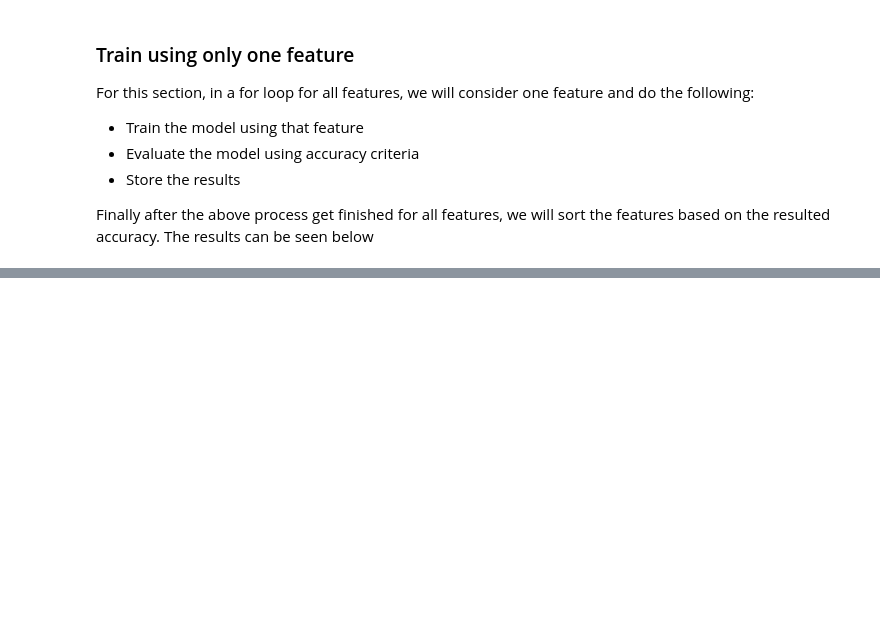
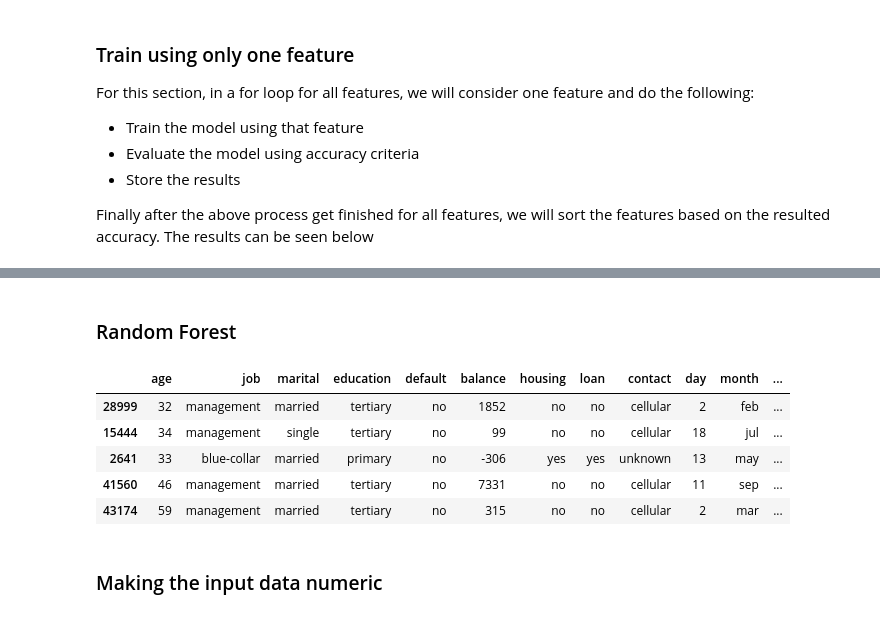
Before and after one commit to MOH-Shafizadegan/Machine_learning, a Jupyter notebook: Project/Code/ML_Proj_99104781.ipynb, the cells around one changed output, grey strips where cells are left out. Drawn from its saved outputs; the diff is of its cells as text; code cells hidden in the pictures; blank space fills up the shorter version.

```diff
--- a/Project/Code/ML_Proj_99104781.ipynb
+++ b/Project/Code/ML_Proj_99104781.ipynb
@@ -636,0 +835,16 @@ Feature: duration: accuracy = 0.7483938915218536
+# %% [markdown]
+### Random Forest
+# %%
+# Load dataset
+df_test = pd.read_csv('../Data/test1.csv', header=0, index_col=0)
+# %%
+df_test.head()
+# %% [output]
+|  | age | job | marital | education | default | balance | housing | loan | contact | day | month | ... |
+| 28999 | 32 | management | married | tertiary | no | 1852 | no | no | cellular | 2 | feb | ... |
+| 15444 | 34 | management | single | tertiary | no | 99 | no | no | cellular | 18 | jul | ... |
+| 2641 | 33 | blue-collar | married | primary | no | -306 | yes | yes | unknown | 13 | may | ... |
+| 41560 | 46 | management | married | tertiary | no | 7331 | no | no | cellular | 11 | sep | ... |
+| 43174 | 59 | management | married | tertiary | no | 315 | no | no | cellular | 2 | mar | ... |
+# %% [markdown]
+### Making the input data numeric
```
Also changed, not shown: parts of 31 cells of this notebook.
